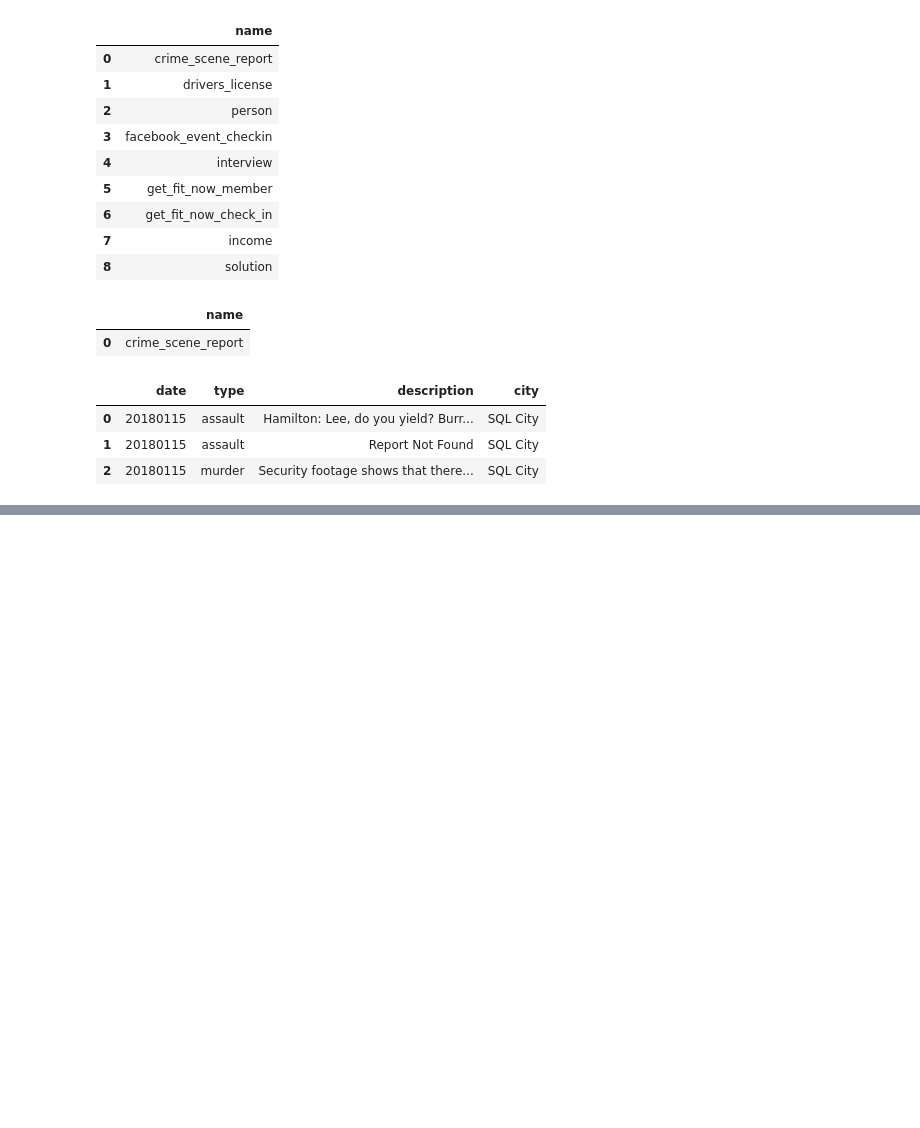
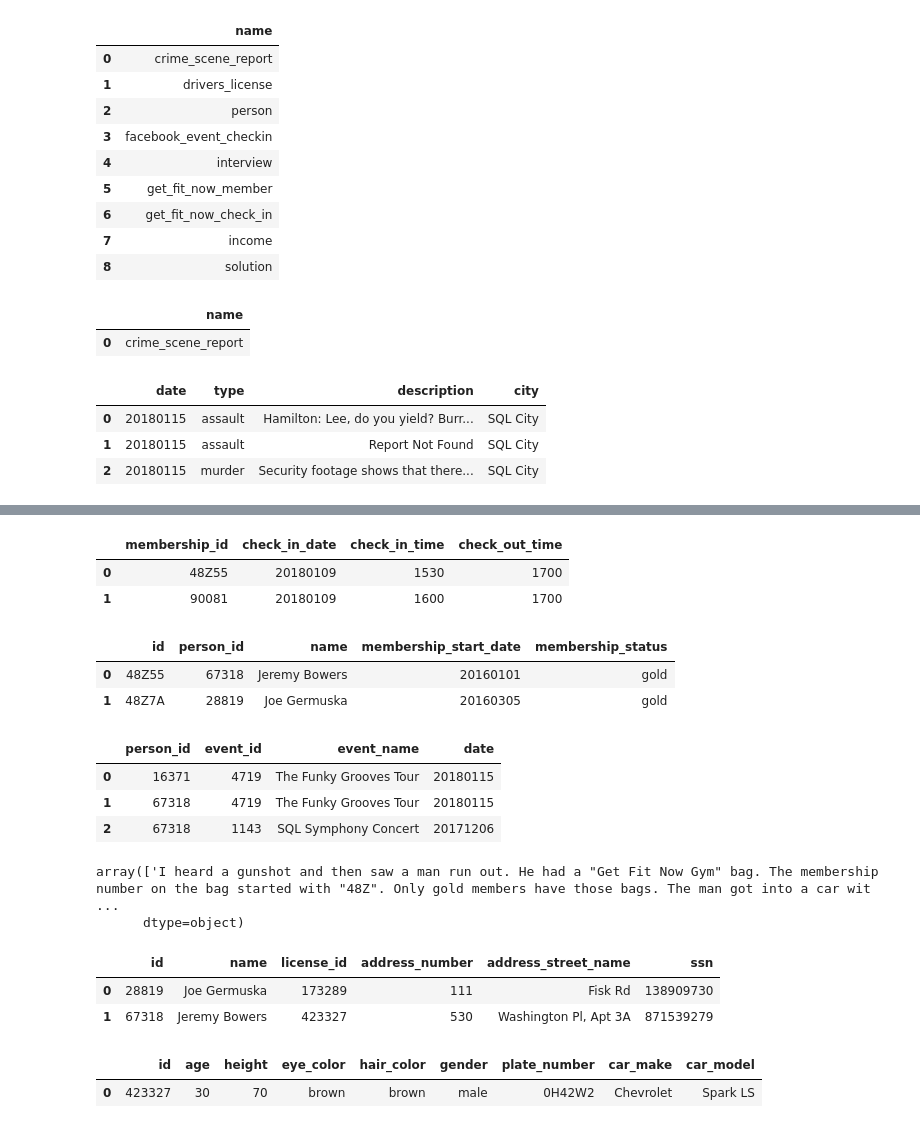
Before and after one commit to Apriroca/Team01_Sprint06_TC, a Jupyter notebook: Parte_I_SQL_Game.ipynb, the cells around one changed output, grey strips where cells are left out. Drawn from its saved outputs; the diff is of its cells as text; code cells hidden in the pictures; blank space fills up the shorter version.

```diff
--- a/Parte_I_SQL_Game.ipynb
+++ b/Parte_I_SQL_Game.ipynb
@@ -122,0 +218,78 @@ Name: 0, dtype: object
+# %%
+query = '''
+SELECT *
+FROM get_fit_now_check_in
+WHERE check_in_date = "20180109" AND check_out_time BETWEEN "1600" AND "1700"
+'''
+
+sql_query(query)
+# %% [output]
+|  | membership_id | check_in_date | check_in_time | check_out_time |
+| 0 | 48Z55 | 20180109 | 1530 | 1700 |
+| 1 | 90081 | 20180109 | 1600 | 1700 |
+# %%
+query = '''
+SELECT *
+FROM get_fit_now_member
+WHERE id IN ("48Z55", "48Z7A")
+'''
+
+sql_query(query)
+# %% [output]
+|  | id | person_id | name | membership_start_date | membership_status |
+| 0 | 48Z55 | 67318 | Jeremy Bowers | 20160101 | gold |
+| 1 | 48Z7A | 28819 | Joe Germuska | 20160305 | gold |
+# %%
+query = '''
+SELECT *
+FROM facebook_event_checkin
+WHERE person_id IN ("67318", "28819", "16371")
+'''
+
+sql_query(query)
+
+#el asesino es Jeremy Bowers (person_id = 67318)
+# %% [output]
+|  | person_id | event_id | event_name | date |
+| 0 | 16371 | 4719 | The Funky Grooves Tour | 20180115 |
+| 1 | 67318 | 4719 | The Funky Grooves Tour | 20180115 |
+| 2 | 67318 | 1143 | SQL Symphony Concert | 20171206 |
+# %%
+#ahora tiramos del hilo de Morty
+
+query = '''
+SELECT *
+FROM interview
+WHERE person_id = "14887"
+'''
+
+morty = sql_query(query)
+morty.transcript.values
+# %% [output]
+array(['I heard a gunshot and then saw a man run out. He had a "Get Fit Now Gym" bag. The membership number on the bag started with "48Z". Only gold members have those bags. The man got into a car wit ...
+      dtype=object)
+# %%
+query = '''
+SELECT *
+FROM person
+WHERE id IN ("67318", "28819")
+'''
+
+sql_query(query)
+# %% [output]
+|  | id | name | license_id | address_number | address_street_name | ssn |
+| 0 | 28819 | Joe Germuska | 173289 | 111 | Fisk Rd | 138909730 |
+| 1 | 67318 | Jeremy Bowers | 423327 | 530 | Washington Pl, Apt 3A | 871539279 |
+# %%
+query = '''
+SELECT *
+FROM drivers_license
+WHERE id IN ("173289", "423327")
+'''
+
+sql_query(query)
+
+#Confirmamos, el asesino es Jeremy Bowers.
+# %% [output]
+|  | id | age | height | eye_color | hair_color | gender | plate_number | car_make | car_model |
+| 0 | 423327 | 30 | 70 | brown | brown | male | 0H42W2 | Chevrolet | Spark LS |
```
Also changed, not shown: parts of 9 cells of this notebook.
